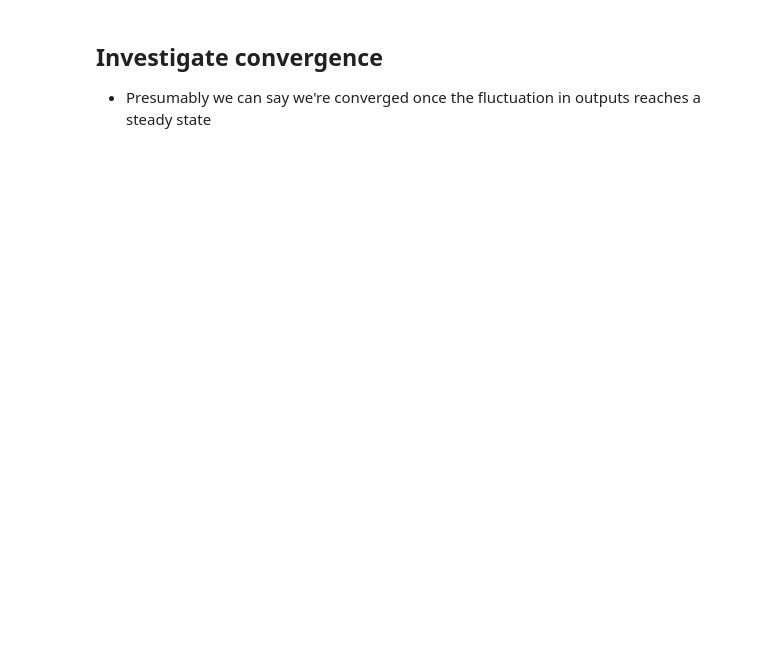
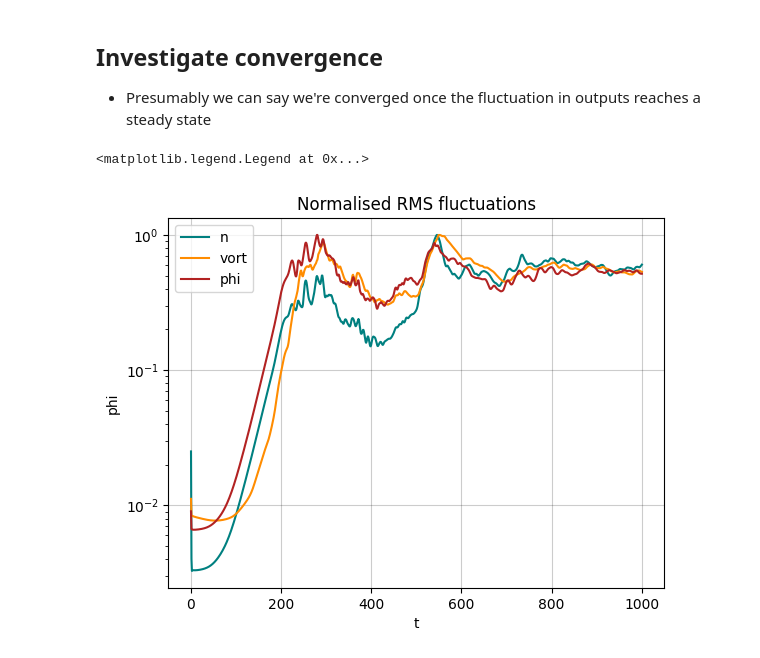
Before and after one commit to mikekryjak/neptune-docs, a Jupyter notebook: 2023-08-27 - HW3D normalisations.ipynb, the cells around one changed output. Drawn from its saved outputs; the diff is of its cells as text; code cells hidden in the pictures; blank space fills up the shorter version.

```diff
--- a/2023-08-27 - HW3D normalisations.ipynb
+++ b/2023-08-27 - HW3D normalisations.ipynb
@@ -206,3 +284,31 @@ Time simulated: 2.1e-05 s
 # %% [markdown]
 ## Investigate convergence
 - Presumably we can say we're converged once the fluctuation in outputs reaches a steady state
+# %%
+plt.close("all")
+%matplotlib inline
+### Calculate RMS of fluctuations
+
+def get_scaled_rms(da):
+    """
+    Calculate root mean square of a DataArray
+    """
+    diff = da.diff("t")
+    fractional_diff = diff
+    rms = np.sqrt((fractional_diff**2).mean(["x", "y", "z"]))
+    return rms / rms.max()
+
+### Plot
+ds = casestore["base"]
+fig, ax = plt.subplots()
+get_scaled_rms(ds["n"]).plot(ax = ax, label = "n", color = "teal")
+get_scaled_rms(ds["vort"]).plot(ax = ax, label = "vort", color = "darkorange")
+get_scaled_rms(ds["phi"]).plot(ax = ax, label = "phi", color = "firebrick")
+
+ax.set_title("Normalised RMS fluctuations")
+ax.grid(c = "k", alpha = 0.2)
+ax.set_yscale("log")
+ax.legend()
+# %% [output]
+<matplotlib.legend.Legend at 0x...>
+[figure, added]
```
Also changed, not shown: parts of 25 cells of this notebook.
